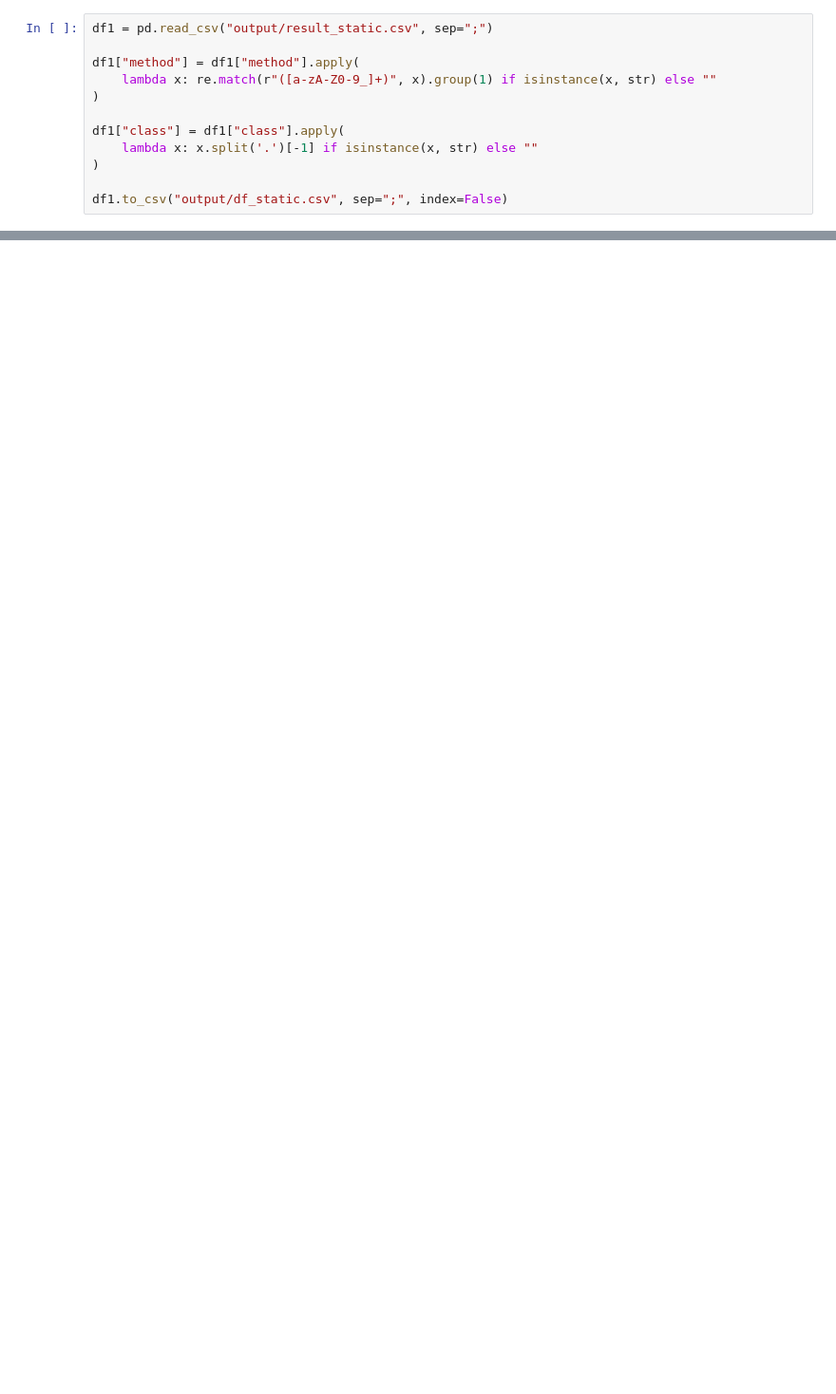
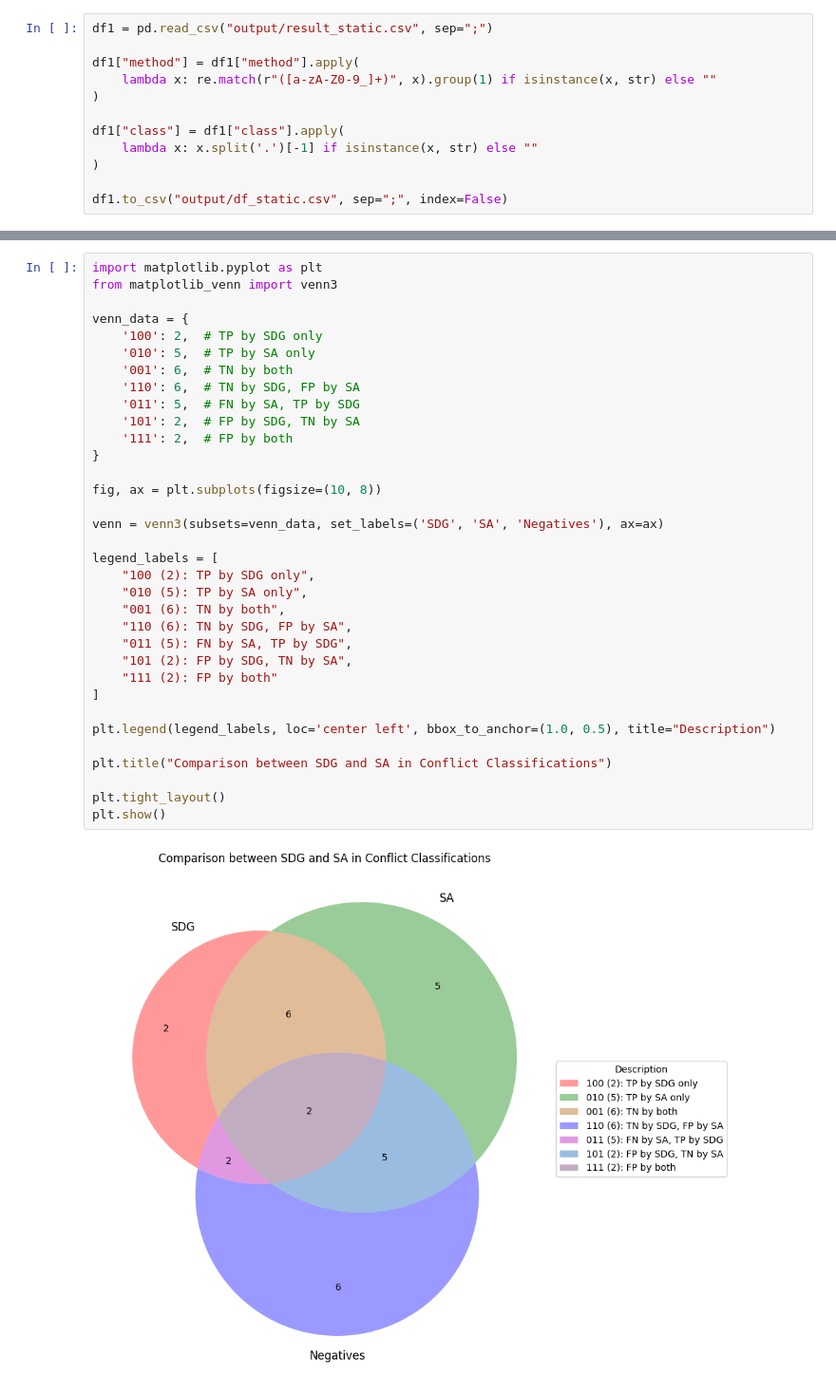
Before and after one commit to galilasmb/joana_generating_results, a Jupyter notebook: generating_results.ipynb, the cells around one changed output, grey strips where cells are left out. Shown at 95% size. Cells and saved outputs as stored; diff of their text form; blank space fills up the shorter version.

```diff
--- a/generating_results.ipynb
+++ b/generating_results.ipynb
@@ -907,0 +752,36 @@ Relatório e diagrama de Venn salvos com sucesso em 'relatorio_completo.pdf'.
+# %%
+import matplotlib.pyplot as plt
+from matplotlib_venn import venn3
+
+venn_data = {
+    '100': 2,  # TP by SDG only
+    '010': 5,  # TP by SA only
+    '001': 6,  # TN by both
+    '110': 6,  # TN by SDG, FP by SA
+    '011': 5,  # FN by SA, TP by SDG
+    '101': 2,  # FP by SDG, TN by SA
+    '111': 2,  # FP by both
+}
+
+fig, ax = plt.subplots(figsize=(10, 8))
+
+venn = venn3(subsets=venn_data, set_labels=('SDG', 'SA', 'Negatives'), ax=ax)
+
+legend_labels = [
+    "100 (2): TP by SDG only",
+    "010 (5): TP by SA only",
+    "001 (6): TN by both",
+    "110 (6): TN by SDG, FP by SA",
+    "011 (5): FN by SA, TP by SDG",
+    "101 (2): FP by SDG, TN by SA",
+    "111 (2): FP by both"
+]
+
+plt.legend(legend_labels, loc='center left', bbox_to_anchor=(1.0, 0.5), title="Description")
+
+plt.title("Comparison between SDG and SA in Conflict Classifications")
+
+plt.tight_layout()
+plt.show()
+# %% [output]
+[figure, added]
```
Also changed, not shown: parts of 11 cells of this notebook, 25 other files.
